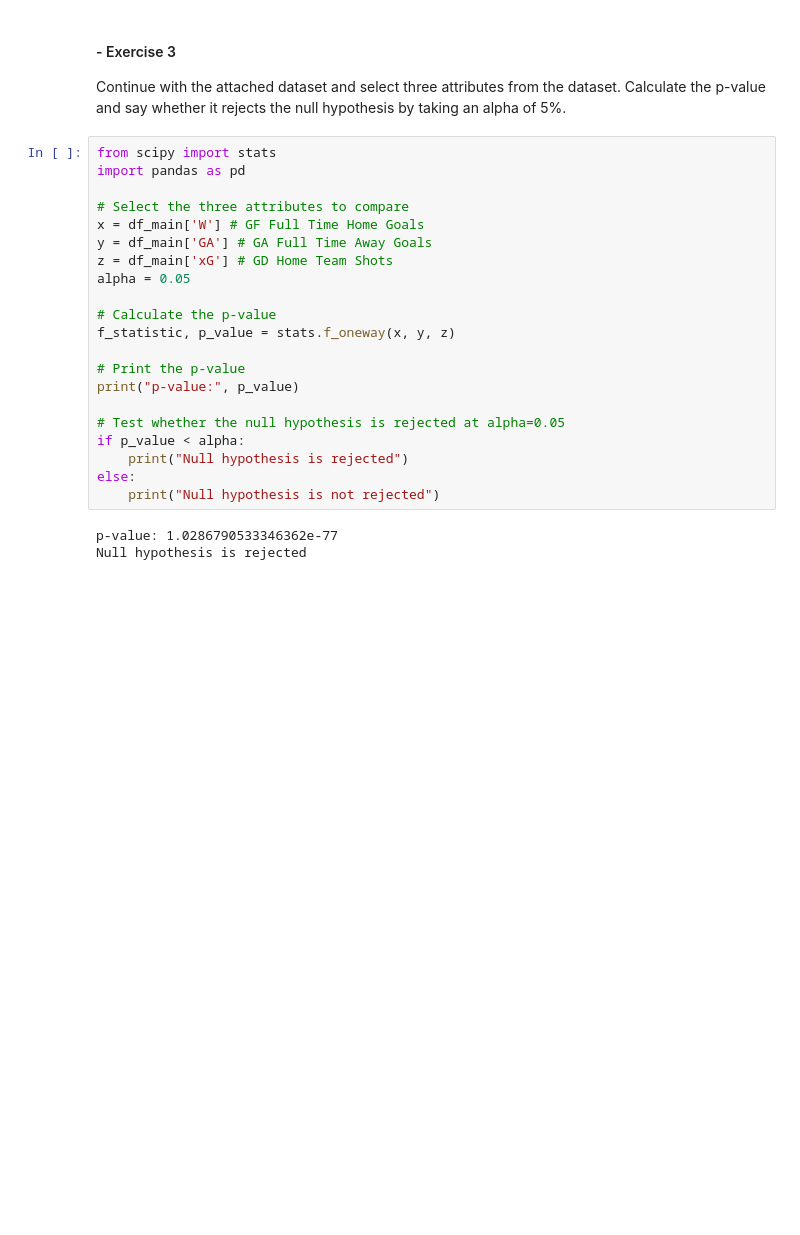
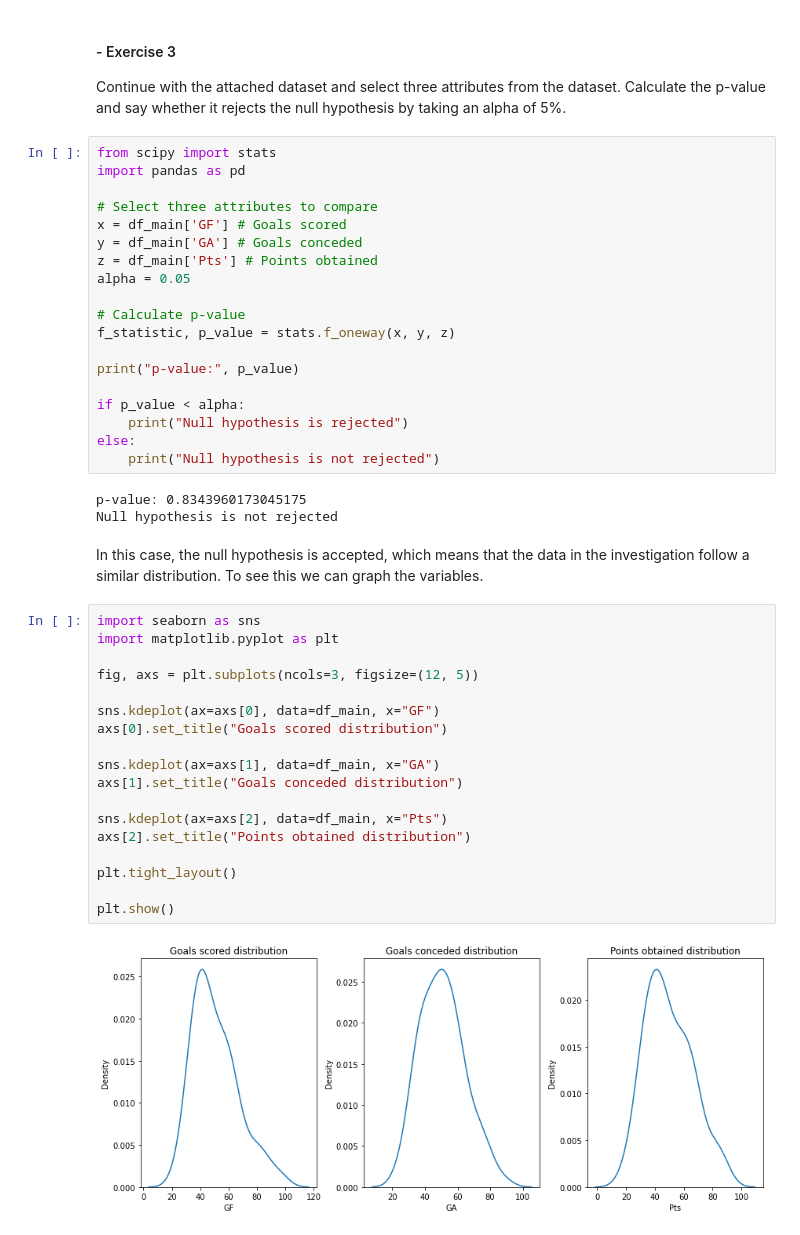
Before and after one commit to IvanaCandyAguilar/Data-Engineer-Data-Science, a Jupyter notebook: Sprint5/Task M5 T01.ipynb, the cells around one changed output. Saved outputs shown, nothing was run; the diff lists cells and outputs as text; blank space fills up the shorter version.

```diff
--- a/Sprint5/Task M5 T01.ipynb
+++ b/Sprint5/Task M5 T01.ipynb
@@ -215,23 +176,44 @@ Continue with the attached dataset and select three attributes from the dataset.
 from scipy import stats
 import pandas as pd
 
-# Select the three attributes to compare
-x = df_main['W'] # GF Full Time Home Goals
-y = df_main['GA'] # GA Full Time Away Goals
-z = df_main['xG'] # GD Home Team Shots
+# Select three attributes to compare
+x = df_main['GF'] # Goals scored
+y = df_main['GA'] # Goals conceded
+z = df_main['Pts'] # Points obtained
 alpha = 0.05
 
-# Calculate the p-value
+# Calculate p-value
 f_statistic, p_value = stats.f_oneway(x, y, z)
 
-# Print the p-value
 print("p-value:", p_value)
 
-# Test whether the null hypothesis is rejected at alpha=0.05
 if p_value < alpha:
     print("Null hypothesis is rejected")
 else:
     print("Null hypothesis is not rejected")
 # %% [output]
-p-value: 1.0286790533346362e-77
-Null hypothesis is rejected
+p-value: 0.8343960173045175
+Null hypothesis is not rejected
+# %% [markdown]
+In this case, the null hypothesis is accepted, which means that the data in the investigation follow a similar distribution.
+To see this we can graph the variables.
+# %%
+import seaborn as sns
+import matplotlib.pyplot as plt
+
+fig, axs = plt.subplots(ncols=3, figsize=(12, 5))
+
+sns.kdeplot(ax=axs[0], data=df_main, x="GF")
+axs[0].set_title("Goals scored distribution")
+
+sns.kdeplot(ax=axs[1], data=df_main, x="GA")
+axs[1].set_title("Goals conceded distribution")
+
+sns.kdeplot(ax=axs[2], data=df_main, x="Pts")
+axs[2].set_title("Points obtained distribution")
+
+plt.tight_layout()
+
+plt.show()
+# %% [output]
+[figure, added]
```
Also changed, not shown: parts of 19 cells of this notebook.
